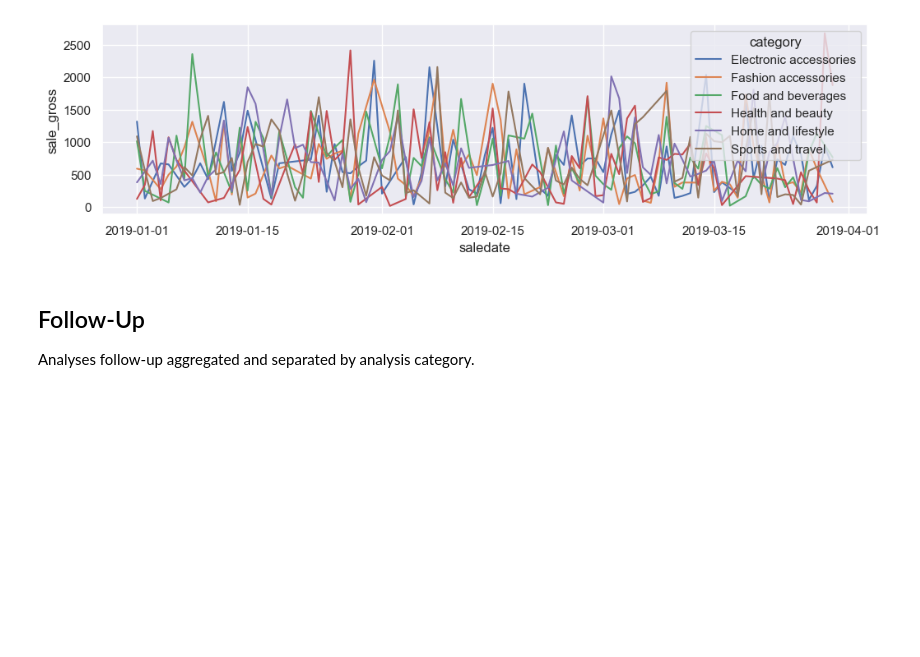
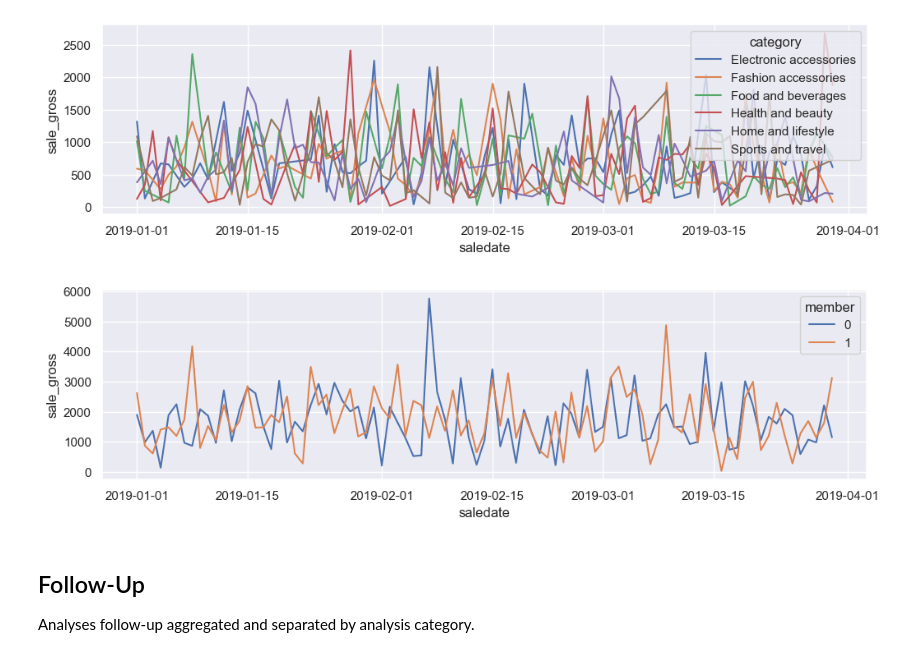
Before and after one commit to zdravoj/data-science-foundations, a Jupyter notebook: Supermarket_Sales/Supermarket_sales_analysis.ipynb, the cells around one changed output. Saved outputs shown, nothing was run; the diff lists cells and outputs as text; code cells hidden in the pictures; blank space fills up the shorter version.

```diff
--- a/Supermarket_Sales/Supermarket_sales_analysis.ipynb
+++ b/Supermarket_Sales/Supermarket_sales_analysis.ipynb
@@ -791,6 +829,25 @@ sns.lineplot(
 );
 # %% [output]
 [figure]
+# %%
+# daily sales by member
+daily_sales_by_member = (
+    supermarket_data
+    .groupby([
+        pd.Grouper(freq='D'),
+        'member'
+    ])
+    .sum(numeric_only=True)
+    .reset_index()
+)
+sns.lineplot(
+    data= daily_sales_by_member,
+    x= 'saledate',
+    y= 'sale_gross',
+    hue= 'member'
+);
+# %% [output]
+[figure, added]
 # %% [markdown]
 ## Follow-Up
 
```
Also changed, not shown: parts of 13 cells of this notebook.
